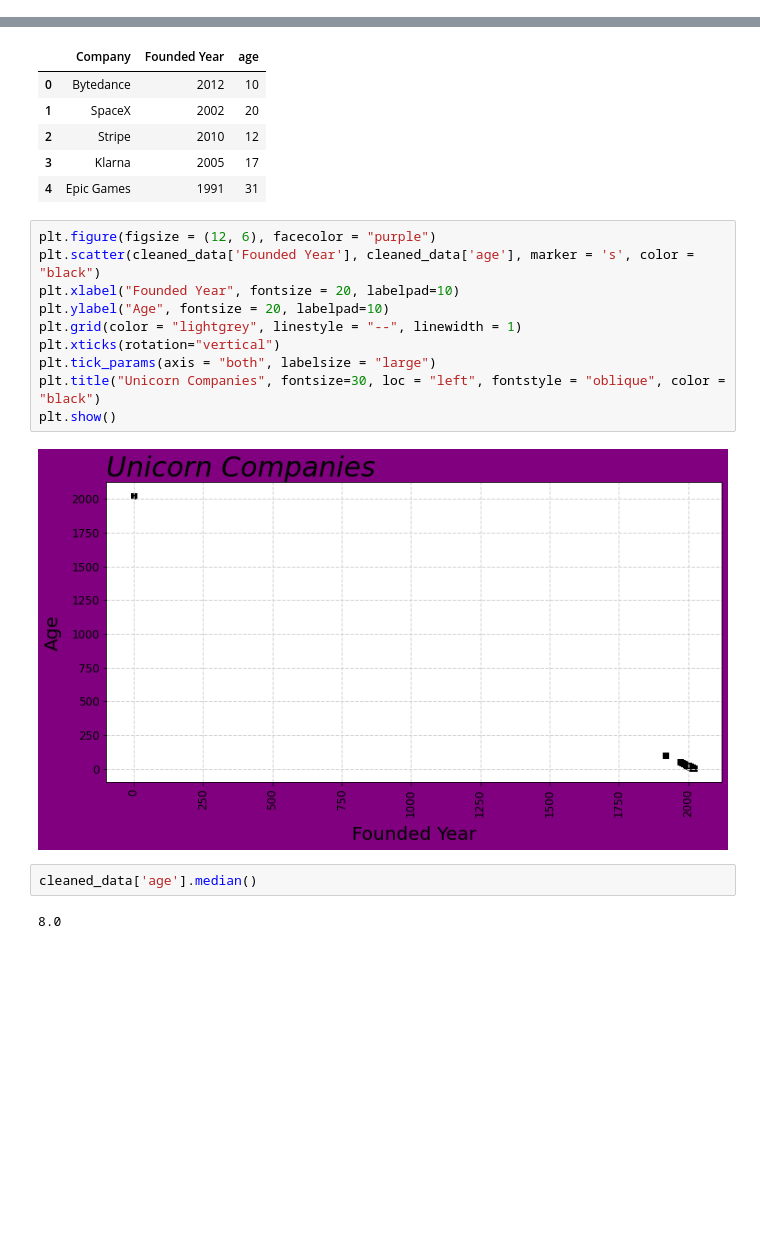
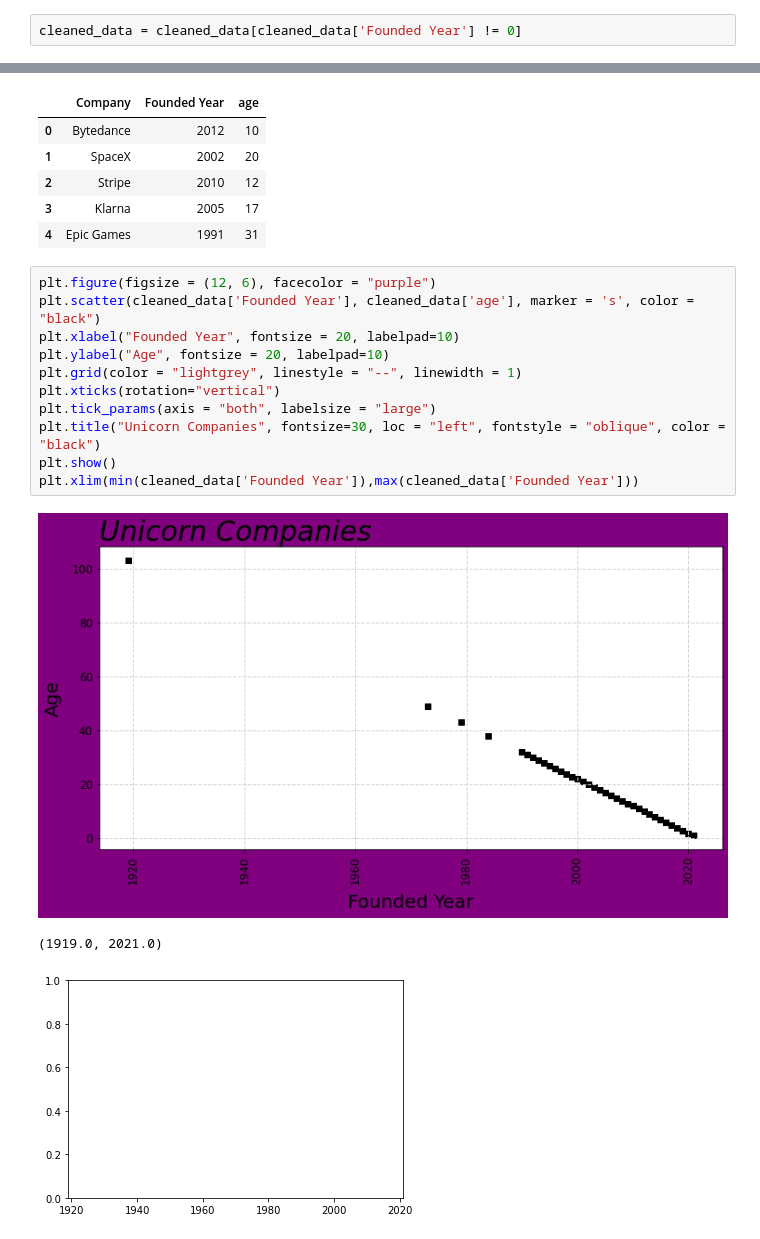
Before and after one commit to ClincieB/Unicorn_Companies, a Jupyter notebook: Unicorn_companies_project.ipynb, the cells around one changed output, grey strips where cells are left out. Drawn from its saved outputs; the diff is of its cells as text; blank space fills up the shorter version.

```diff
--- a/Unicorn_companies_project.ipynb
+++ b/Unicorn_companies_project.ipynb
@@ -29,6 +29,8 @@ cleaned_data.dtypes
 Company         object
 Founded Year     int64
 dtype: object
+# %%
+cleaned_data = cleaned_data[cleaned_data['Founded Year'] != 0]
 # %%
 cleaned_data['age'] = cleaned_data.apply(lambda row: datetime.datetime.now().date().year - row['Founded Year'], axis=1)
 cleaned_data.head()
@@ -42,16 +44,15 @@ cleaned_data.head()
 # %%
 plt.figure(figsize = (12, 6), facecolor = "purple")
 plt.scatter(cleaned_data['Founded Year'], cleaned_data['age'], marker = 's', color = "black")
 plt.xlabel("Founded Year", fontsize = 20, labelpad=10)
 plt.ylabel("Age", fontsize = 20, labelpad=10)
 plt.grid(color = "lightgrey", linestyle = "--", linewidth = 1)
 plt.xticks(rotation="vertical")
 plt.tick_params(axis = "both", labelsize = "large")
 plt.title("Unicorn Companies", fontsize=30, loc = "left", fontstyle = "oblique", color = "black")
 plt.show()
+plt.xlim(min(cleaned_data['Founded Year']),max(cleaned_data['Founded Year']))
 # %% [output]
-[figure, old version]
+[figure, new version]
+(1919.0, 2021.0)
+[figure, added]
-# %%
-cleaned_data['age'].median()
-# %% [output]
-8.0
```
Also changed, not shown: parts of 6 cells of this notebook.
